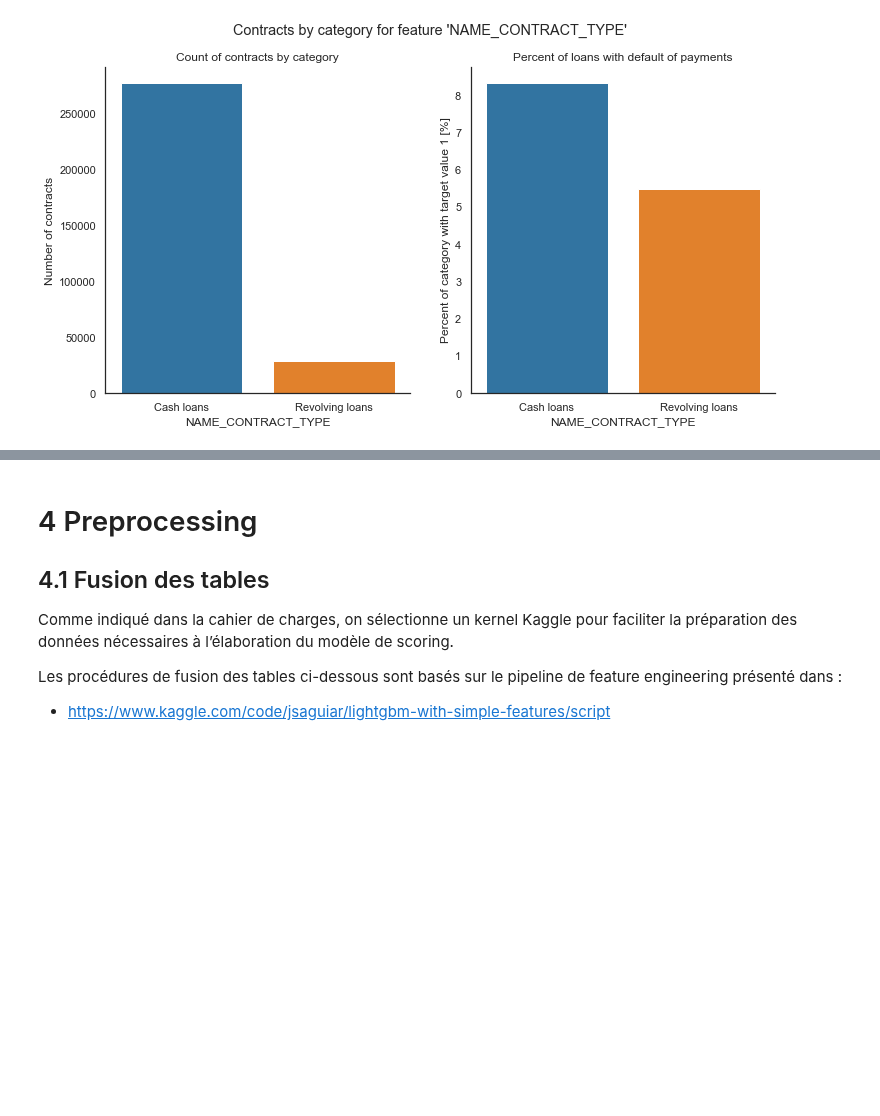
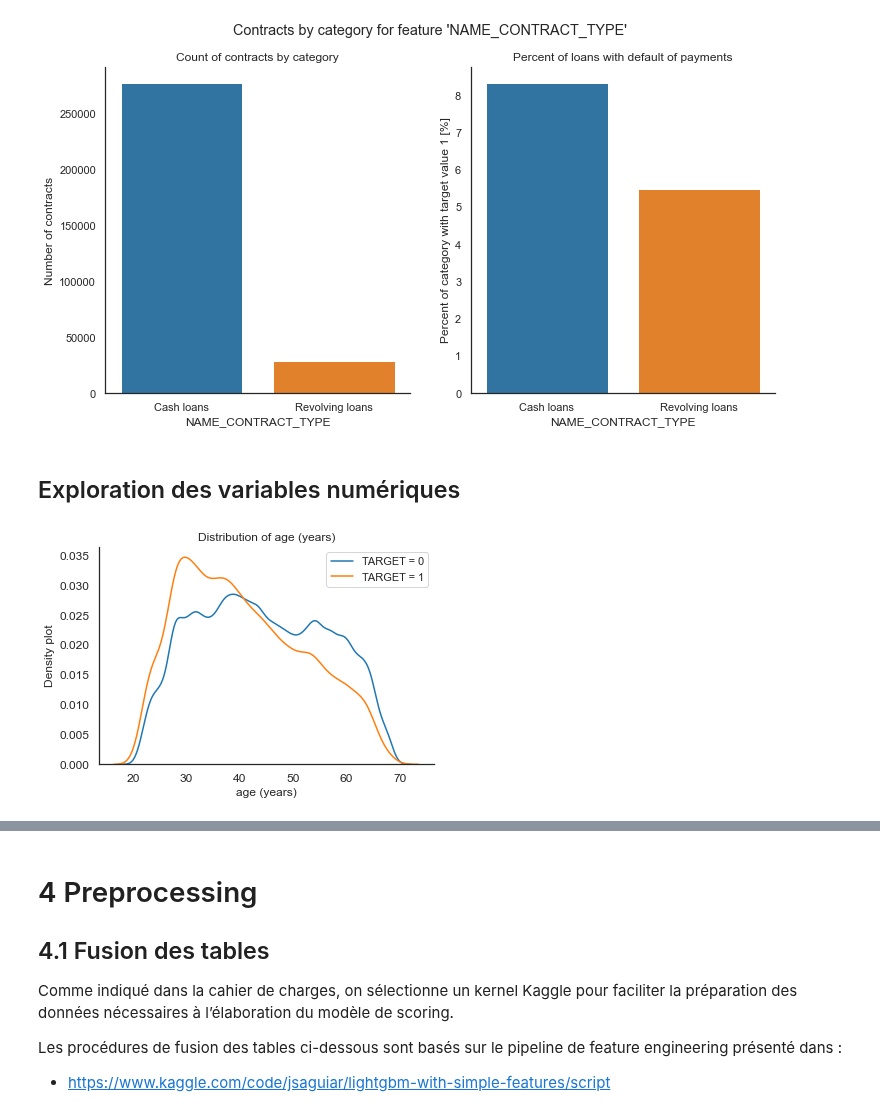
Before and after one commit to mrcreasey/oc-ds-p7-scoring-dashboard, a Jupyter notebook: code/P7_eda_nettoyage.ipynb, the cells around one changed output, grey strips where cells are left out. Saved outputs shown, nothing was run; the diff lists cells and outputs as text; code cells hidden in the pictures; blank space fills up the shorter version.

```diff
--- a/code/P7_eda_nettoyage.ipynb
+++ b/code/P7_eda_nettoyage.ipynb
@@ -277,7 +277,8 @@ This is the main table, broken into two files for Train (with TARGET) and Test (
 
 Static data for all applications. One row represents one loan in our data sample.
 # %%
-app_train = pd.read_csv(f'{DATA_FOLDER}/application_train.csv')
+with timer(title='Load app_train'):
+    app_train = pd.read_csv(f'{DATA_FOLDER}/application_train.csv')
 # Number of each type of column
 app_train.info()
 # %% [output]
@@ -473,3 +474,5 @@ to_png()
 # %% [output]
 "Contracts_by_category_for_feature_'NAME_CONTRACT_TYPE'.png"
 [figure]
+# %% [markdown]
+## Exploration des variables numériques
@@ -475,0 +489,20 @@ to_png()
+# %%
+def plot_distribution_comp(df, feature, ax=None):
+    repaid = df['TARGET'] == 0
+    not_repaid = df['TARGET'] != 0
+    data = df[feature]
+    sns.kdeplot(data[repaid], levels=100, label="TARGET = 0", ax=ax)
+    sns.kdeplot(data[not_repaid], levels=100, label="TARGET = 1", ax=ax)
+    plt.ylabel('Density plot', fontsize=12)
+    plt.xlabel(feature, fontsize=12)
+    locs, labels = plt.xticks()
+    plt.tick_params(axis='both', which='major', labelsize=12)
+    plt.title(f'Distribution of {feature}')
+    plt.legend()
+    sns.despine()
+
+
+app_train['age (years)'] = - app_train['DAYS_BIRTH']/365
+plot_distribution_comp(app_train, 'age (years)')
+# %% [output]
+[figure, added]
```
Also changed, not shown: parts of 11 cells of this notebook.
